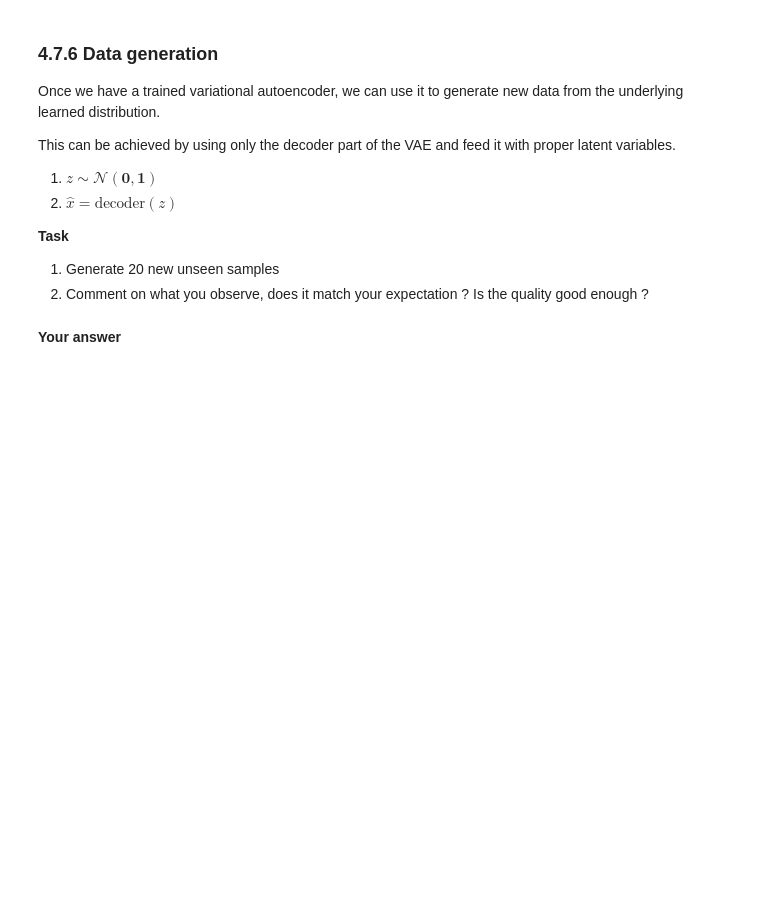
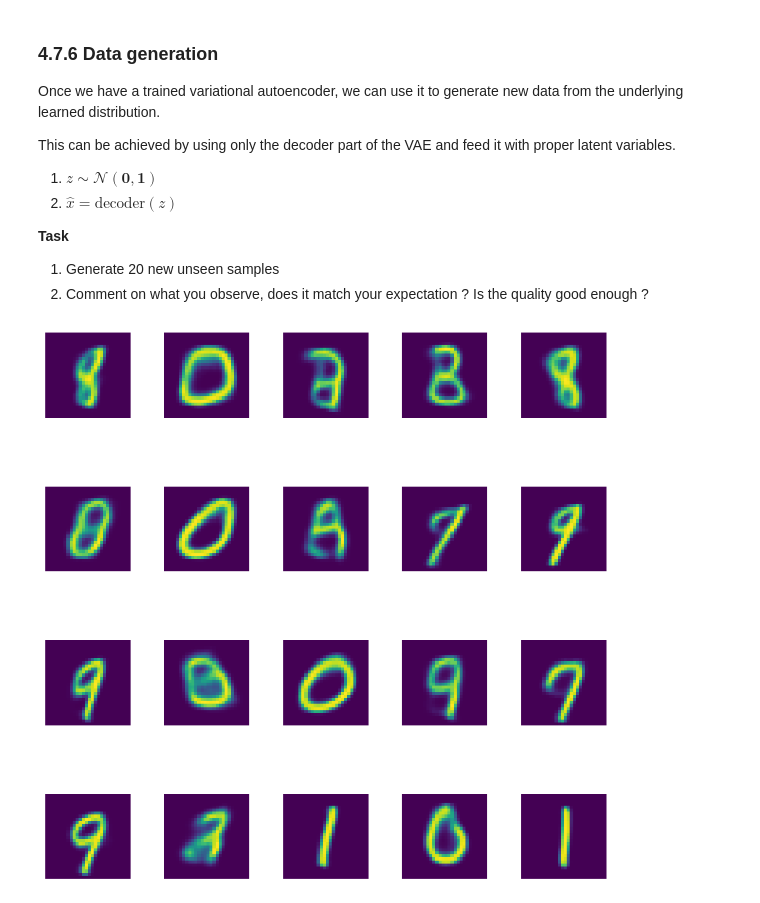
Before and after one commit to YannJD/LSIP_labs, a Jupyter notebook: Lab4/04_Introduction_to_DL_AC_with_TF_2025.ipynb, the cells around one changed output. Saved outputs shown, nothing was run; the diff lists cells and outputs as text; code cells hidden in the pictures; blank space fills up the shorter version.

```diff
--- a/Lab4/04_Introduction_to_DL_AC_with_TF_2025.ipynb
+++ b/Lab4/04_Introduction_to_DL_AC_with_TF_2025.ipynb
@@ -1428,2 +1432,17 @@ This can be achieved by using only the decoder part of the VAE and feed it with
-# %% [markdown]
-**Your answer**
+# %%
+
+# YOUR CODE HERE
+nb_gen = 20
+fig = plt.figure(figsize=(10, 10))
+fig.subplots_adjust(hspace=0.6, wspace=0.4)
+zs = tfp.distributions.Normal(loc=0., scale=1.).sample(sample_shape=(nb_gen, LATENT_SIZE))
+x_hats = decoder(zs)
+for i, x_hat in enumerate(x_hats):
+    img = tf.squeeze(x_hat)
+    sub = fig.add_subplot(4, nb_gen//4, i+1)
+    sub.axis('off')
+    sub.imshow(img)
+
+plt.show()
+# %% [output]
+[figure, added]
```
Also changed, not shown: parts of 14 cells of this notebook.
